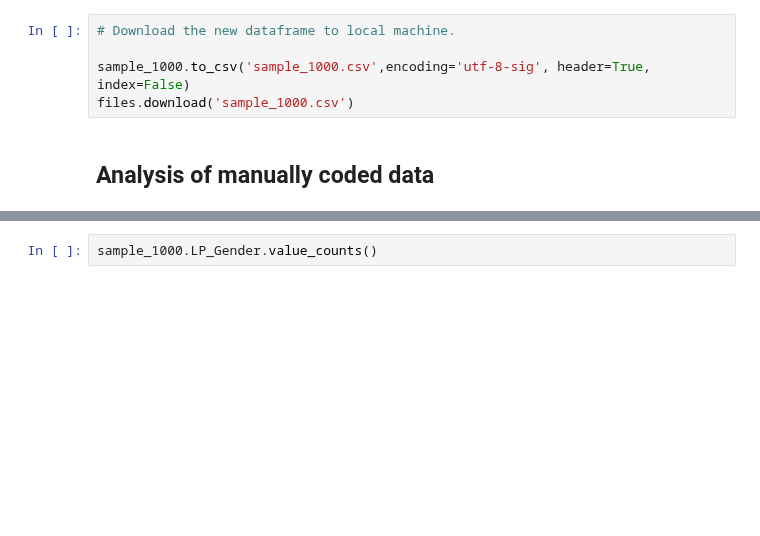
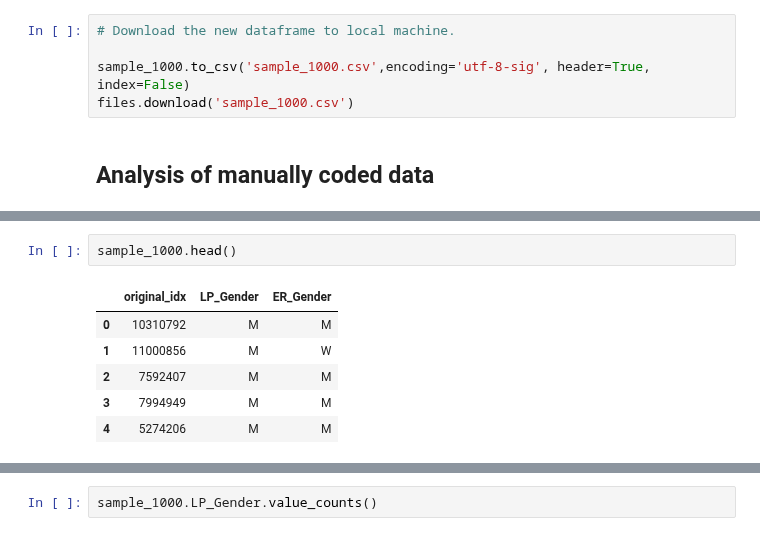
Before and after one commit to emrapport/w266-final-project, a Jupyter notebook: modeling/sample_1000.ipynb, the cells around one changed output, grey strips where cells are left out. Drawn from its saved outputs; the diff is of its cells as text; blank space fills up the shorter version.

```diff
--- a/modeling/sample_1000.ipynb
+++ b/modeling/sample_1000.ipynb
@@ -83,0 +81,9 @@ Saving sample_1000.csv to sample_1000 (1).csv
+# %%
+sample_1000.head()
+# %% [output]
+|  | original_idx | LP_Gender | ER_Gender |
+| 0 | 10310792 | M | M |
+| 1 | 11000856 | M | W |
+| 2 | 7592407 | M | M |
+| 3 | 7994949 | M | M |
+| 4 | 5274206 | M | M |
```
Also changed, not shown: parts of 12 cells of this notebook.
